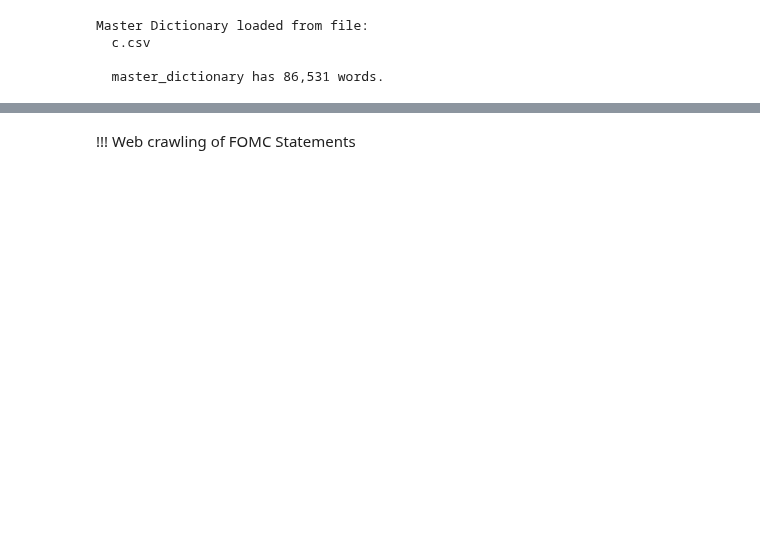
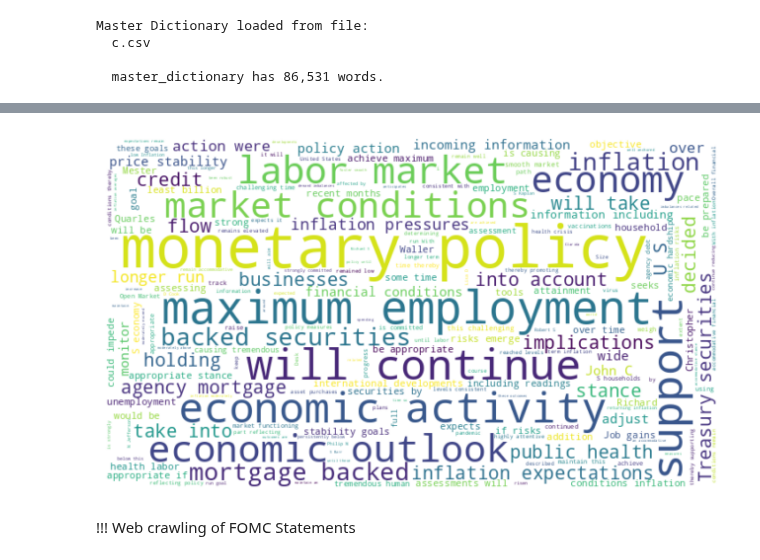
Before and after one commit to rezu98/colab, a Jupyter notebook: sentiment.ipynb, the cells around one changed output, grey strips where cells are left out. Saved outputs shown, nothing was run; the diff lists cells and outputs as text; code cells hidden in the pictures; blank space fills up the shorter version.

```diff
--- a/sentiment.ipynb
+++ b/sentiment.ipynb
@@ -464,3 +548,17 @@ Total occurrences of 'tremendous': 17
+# %%
+# Generate a word cloud image(for 2020~)
+wordcloud = WordCloud(width=700, height=400, background_color='white', colormap='viridis', stopwords=['and', 'the', 'to', 'of', 'in', 'for', 'a', 'Federal', 'Reserve', 'Committee', 'that', 'at', 'percent', 'williams', 'Vice', 'Voting', 'W Bowman', 'C Wiliams', 'Michelle', 'Jerome', 'H Powell', 'Bowman', 'W', 'H', 'Loretta', 'J', 'Last Update', 'Powell', 'Chair', 'Patrick', 'Harker', 'Randal', 'K', 'Lael', 'Brainard', 'has', 'on', 'as', 'have', 'month', 'per','its', 'Last', 'Update', 'Neel', 'Kashkari', 'target', 'range', 'funds', 'rate']).generate(concat_statements)
+
+# Generate a word cloud image(before 2020~)
+# wordcloud = WordCloud(width=700, height=400, background_color='white', colormap='viridis', stopwords=['and', 'the', 'to', 'of', 'in', 'for', 'a', 'Federal', 'Reserve', 'Committee', 'that', 'at', 'percent', 'williams', 'Vice', 'Voting', 'W Bowman', 'C Wiliams', 'Michelle', 'Jerome', 'H Powell', 'Bowman', 'W', 'H', 'Loretta', 'J', 'Last Update', 'Powell', 'Chair', 'Patrick', 'Harker', 'Randal', 'K', 'Lael', 'Brainard', 'has', 'on', 'as', 'have', 'month', 'per','its', 'Last', 'Update', 'Neel', 'Kashkari', 'funds', 'rate', 'Bernanke', 'S', 'Janet', 'L', 'Chairman', 'target', 'range', 'willaim']).generate(concat_statements)
+
+# Display the generated word cloud image
+plt.figure(figsize=(8, 8))
+plt.imshow(wordcloud, interpolation='bilinear')
+plt.axis('off')
+plt.show()
+# %% [output]
+[figure, added]
 # %% [markdown]
 !!! Web crawling of FOMC Statements
 # %%
```
Also changed, not shown: parts of 14 cells of this notebook.
